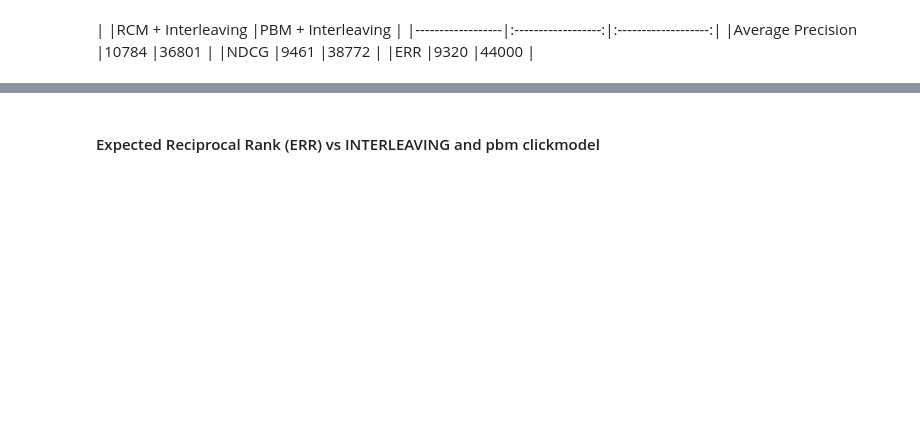
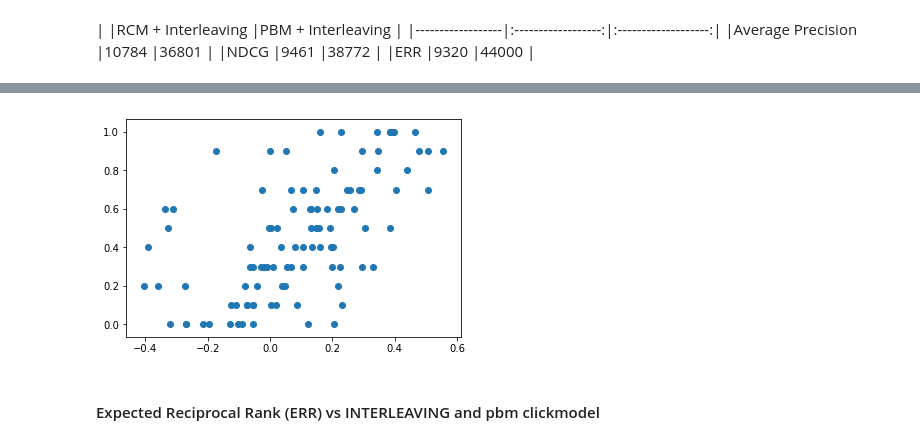
Before and after one commit to Procope/info-retrieval, a Jupyter notebook: 11770929-11567252-11617586-hw1.ipynb, the cells around one changed output, grey strips where cells are left out. Drawn from its saved outputs; the diff is of its cells as text; code cells hidden in the pictures; blank space fills up the shorter version.

```diff
--- a/11770929-11567252-11617586-hw1.ipynb
+++ b/11770929-11567252-11617586-hw1.ipynb
@@ -63,8 +63,8 @@ k = 10
 #     print(pair)
 
 split = int(len(ranking_pairs) / 2)
-idx_e = np.random.choice(split, 6500)
-idx_p = np.random.choice(split, 3500)
+idx_e = np.random.choice(split, 1000)
+idx_p = np.random.choice(split, 9000)
 
 biased_sample_e = []
 biased_sample_p = []
@@ -75,8 +75,8 @@ for i in idx_e:
 for i in idx_p:
     biased_sample_p.append(ranking_pairs[i])
 
-idx_e = np.random.choice(np.arange(split, len(ranking_pairs)), 3500)
-idx_p = np.random.choice(np.arange(split, len(ranking_pairs)), 6500)
+idx_e = np.random.choice(np.arange(split, len(ranking_pairs)), 9000)
+idx_p = np.random.choice(np.arange(split, len(ranking_pairs)), 1000)
 
 for i in idx_e:
     biased_sample_e.append(ranking_pairs[i])
@@ -562,11 +562,11 @@ def simulate_interleaving(ranking_pairs, n, param, model='rcm'):
 # %% [markdown]
 #### 1-sample 1-sided proportion test
 # %%
-result_list_rcm, results_rcm = simulate_interleaving(ranking_pairs, 10, prob, 'rcm')
+result_list_rcm, results_rcm = simulate_interleaving(biased_sample_e, 10, prob, 'rcm')
 result_list_rcm = np.array(result_list_rcm)
 results_rcm = np.array(results_rcm)
 
-result_list_pbm, results_pbm = simulate_interleaving(ranking_pairs, 10, epsi, 'pbm')
+result_list_pbm, results_pbm = simulate_interleaving(biased_sample_e, 10, epsi, 'pbm')
 result_list_pbm = np.array(result_list_pbm)
 results_pbm = np.array(results_pbm)
 
@@ -612,7 +612,7 @@ def delta_measure(ranking_pairs):
 
     return AP_differences, NDCG_differences, ERR_differences
 # %%
-ap_diffs, ndcg_diffs, err_diffs = delta_measure(ranking_pairs)
+ap_diffs, ndcg_diffs, err_diffs = delta_measure(biased_sample_e)
 # %% [markdown]
 #### Normalized Discounted Cumulative Gain vs INTERLEAVING and rcm clickmodel
 # %%
@@ -798,3 +873,25 @@ print_results(list1, list2)
+# %%
+# plotting
+
+results_e_pbm = []
+
+
+for r in results_pbm:
+    results_e_pbm.append(r[0])
+
+
+
+
+
+#print(len(ap_diffs),len(props_e_pbm))
+
+#plt.scatter(ap_diffs,results_e_pbm, )
+plt.scatter(ndcg_diffs[:100],results_e_pbm[:100])
+#plt.scatter(err_diffs,results_e_pbm)
+
+plt.show()
+# %% [output]
+[figure, added]
 # %% [markdown]
 #### Expected Reciprocal Rank (ERR) vs INTERLEAVING and pbm clickmodel
 # %%
```
Also changed, not shown: parts of 7 cells of this notebook.
